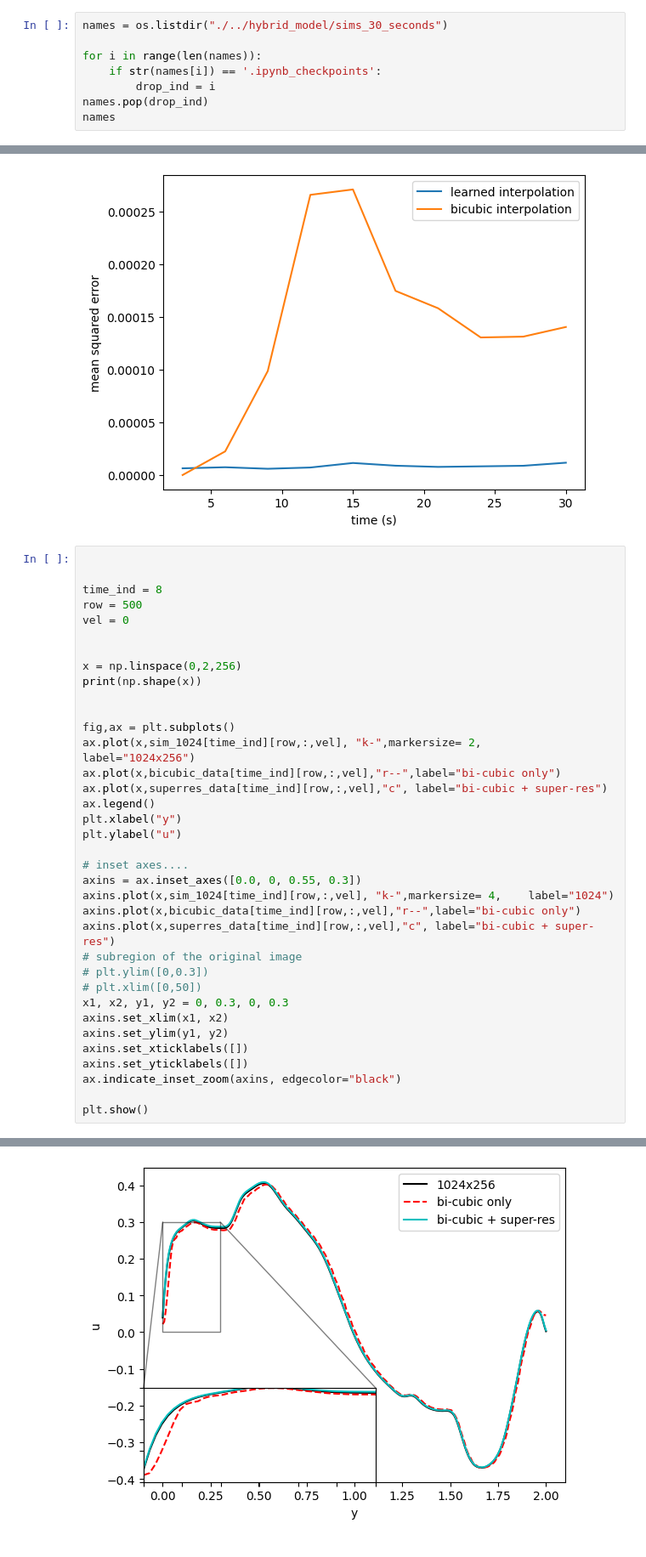
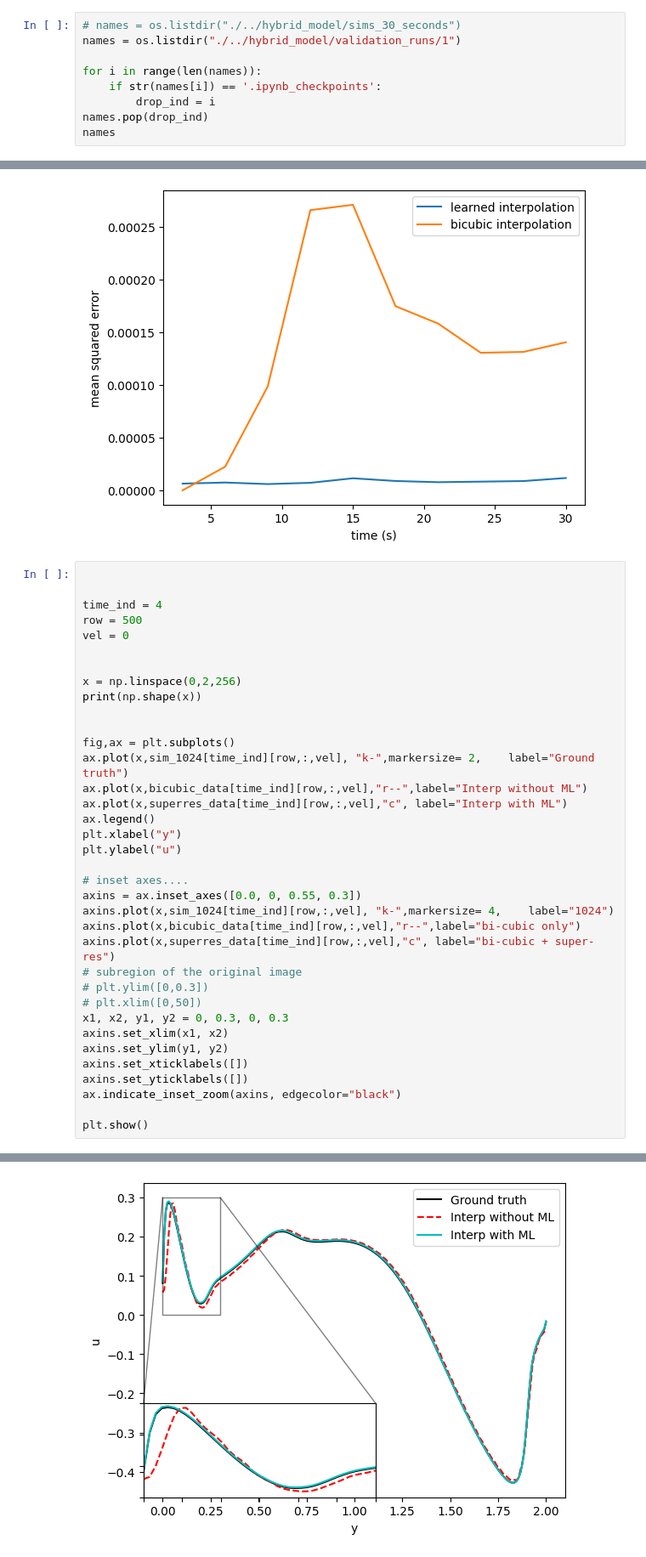
Before and after one commit to diegodelc/jax-cfd, a Jupyter notebook: notebooks/hybrid_model/plotting_all_runs.ipynb, the cells around one changed output, grey strips where cells are left out. Shown at 85% size. Drawn from its saved outputs; the diff is of its cells as text.

```diff
--- a/notebooks/hybrid_model/plotting_all_runs.ipynb
+++ b/notebooks/hybrid_model/plotting_all_runs.ipynb
@@ -20,7 +20,8 @@ print("ola")
 # %% [output]
 ola
 # %%
-names = os.listdir("./../hybrid_model/sims_30_seconds")
+# names = os.listdir("./../hybrid_model/sims_30_seconds")
+names = os.listdir("./../hybrid_model/validation_runs/1")
 
 for i in range(len(names)):
     if str(names[i]) == '.ipynb_checkpoints':
@@ -339,42 +373,42 @@ plt.plot()
 # %%
 
 
-time_ind = 8
+time_ind = 4
 row = 500
 vel = 0
 
 
 x = np.linspace(0,2,256)
 print(np.shape(x))
 
 
 fig,ax = plt.subplots()
-ax.plot(x,sim_1024[time_ind][row,:,vel], "k-",markersize= 2,    label="1024x256")
-ax.plot(x,bicubic_data[time_ind][row,:,vel],"r--",label="bi-cubic only")
-ax.plot(x,superres_data[time_ind][row,:,vel],"c", label="bi-cubic + super-res")
+ax.plot(x,sim_1024[time_ind][row,:,vel], "k-",markersize= 2,    label="Ground truth")
+ax.plot(x,bicubic_data[time_ind][row,:,vel],"r--",label="Interp without ML")
+ax.plot(x,superres_data[time_ind][row,:,vel],"c", label="Interp with ML")
 ax.legend()
 plt.xlabel("y")
 plt.ylabel("u")
 
 # inset axes....
 axins = ax.inset_axes([0.0, 0, 0.55, 0.3])
 axins.plot(x,sim_1024[time_ind][row,:,vel], "k-",markersize= 4,    label="1024")
 axins.plot(x,bicubic_data[time_ind][row,:,vel],"r--",label="bi-cubic only")
 axins.plot(x,superres_data[time_ind][row,:,vel],"c", label="bi-cubic + super-res")
 # subregion of the original image
 # plt.ylim([0,0.3])
 # plt.xlim([0,50])
 x1, x2, y1, y2 = 0, 0.3, 0, 0.3
 axins.set_xlim(x1, x2)
 axins.set_ylim(y1, y2)
 axins.set_xticklabels([])
 axins.set_yticklabels([])
 ax.indicate_inset_zoom(axins, edgecolor="black")
 
 plt.show()
 # %% [output]
 (256,)
-[figure, old version]
+[figure, new version]
 # %%
 time_ind = 4
 row = 500
```
Also changed, not shown: parts of 7 cells of this notebook, 15 other files.
